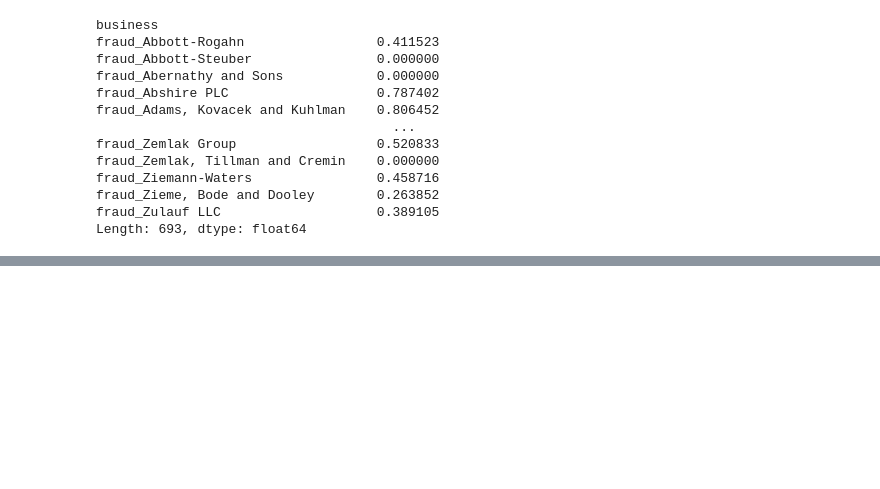
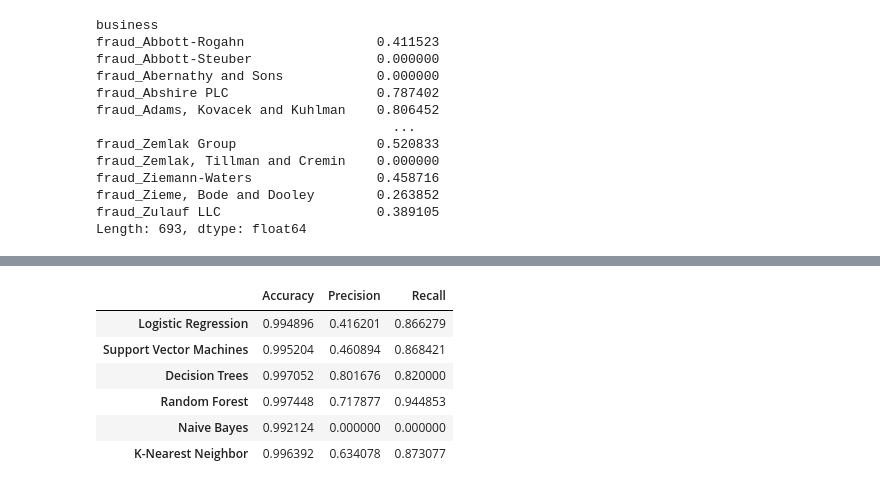
Before and after one commit to mlghammit/DataQuest-2024, a Jupyter notebook: workspace-michael/code.ipynb, the cells around one changed output, grey strips where cells are left out. Saved outputs shown, nothing was run; the diff lists cells and outputs as text; code cells hidden in the pictures; blank space fills up the shorter version.

Commit message:
Added model eval

```diff
--- a/workspace-michael/code.ipynb
+++ b/workspace-michael/code.ipynb
@@ -413,0 +388,81 @@ print(f"Test R-squared: {test_score:.3f}")
+# %%
+from sklearn.model_selection import train_test_split
+from sklearn.preprocessing import StandardScaler
+
+# Load data
+data = df.copy()
+X = data.drop(columns=["isFraud"])
+y = data["isFraud"]
+
+# Split into training and testing sets
+X_train, X_test, y_train, y_test = train_test_split(
+    X, y, test_size=0.25, random_state=0
+)
+
+# Standardize features
+ss_train = StandardScaler()
+X_train = ss_train.fit_transform(X_train)
+
+ss_test = StandardScaler()
+X_test = ss_test.fit_transform(X_test)
+# %%
+models = {}
+
+# Logistic Regression
+from sklearn.linear_model import LogisticRegression
+
+models["Logistic Regression"] = LogisticRegression()
+
+# Support Vector Machines
+from sklearn.svm import LinearSVC
+
+models["Support Vector Machines"] = LinearSVC()
+
+# Decision Trees
+from sklearn.tree import DecisionTreeClassifier
+
+models["Decision Trees"] = DecisionTreeClassifier()
+
+# Random Forest
+from sklearn.ensemble import RandomForestClassifier
+
+models["Random Forest"] = RandomForestClassifier()
+
+# Naive Bayes
+from sklearn.naive_bayes import GaussianNB
+
+models["Naive Bayes"] = GaussianNB()
+
+# K-Nearest Neighbors
+from sklearn.neighbors import KNeighborsClassifier
+
+models["K-Nearest Neighbor"] = KNeighborsClassifier()
+
+
+from sklearn.metrics import accuracy_score, precision_score, recall_score
+
+accuracy, precision, recall = {}, {}, {}
+
+for key in models.keys():
+
+    # Fit the classifier
+    models[key].fit(X_train, y_train)
+
+    # Make predictions
+    predictions = models[key].predict(X_test)
+
+    # Calculate metrics
+    accuracy[key] = accuracy_score(predictions, y_test)
+    precision[key] = precision_score(predictions, y_test)
+    recall[key] = recall_score(predictions, y_test)
+
+
+df_model = pd.DataFrame(
+    index=models.keys(), columns=["Accuracy", "Precision", "Recall"]
+)
+df_model["Accuracy"] = accuracy.values()
+df_model["Precision"] = precision.values()
+df_model["Recall"] = recall.values()
+
+df_model
+# %% [output]
@@ -413,0 +476,7 @@ print(f"Test R-squared: {test_score:.3f}")
+|  | Accuracy | Precision | Recall |
+| Logistic Regression | 0.994896 | 0.416201 | 0.866279 |
+| Support Vector Machines | 0.995204 | 0.460894 | 0.868421 |
+| Decision Trees | 0.997052 | 0.801676 | 0.820000 |
+| Random Forest | 0.997448 | 0.717877 | 0.944853 |
+| Naive Bayes | 0.992124 | 0.000000 | 0.000000 |
+| K-Nearest Neighbor | 0.996392 | 0.634078 | 0.873077 |
```
Also changed, not shown: parts of 4 cells of this notebook.
